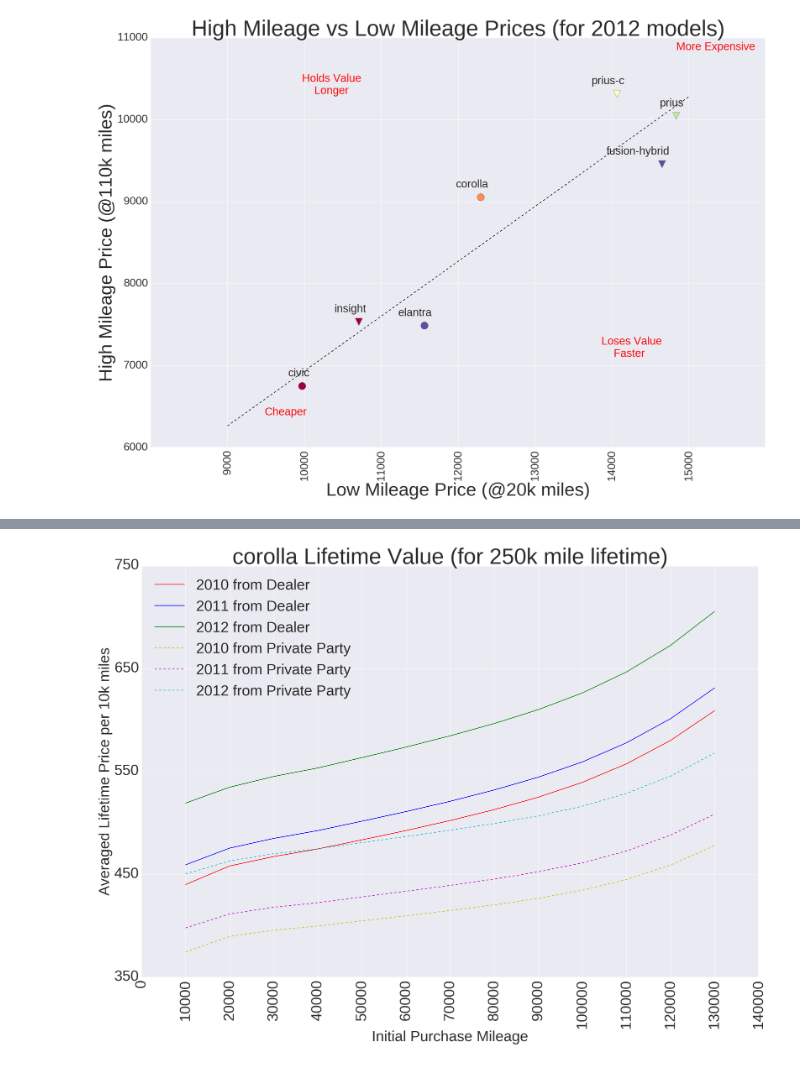
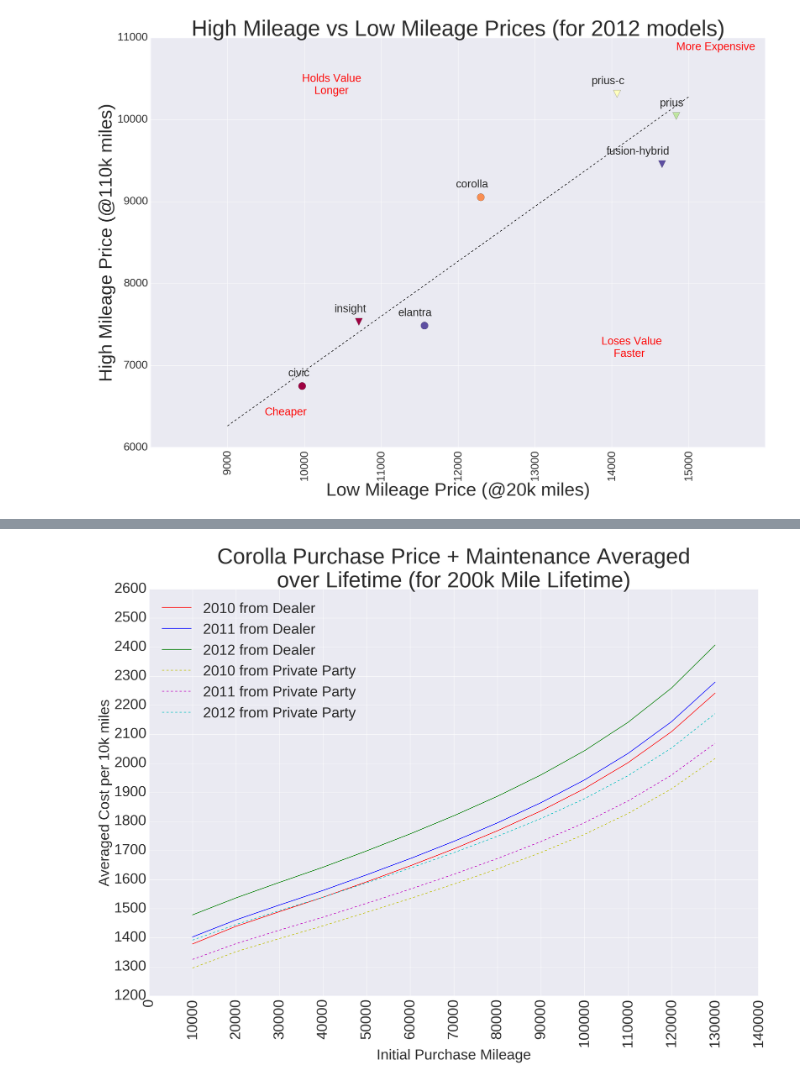
Before and after one commit to danjump/car_trends, a Jupyter notebook: used_car_pricing_trends_1.ipynb, the cells around one changed output, grey strips where cells are left out. Cells and saved outputs as stored; diff of their text form; code cells hidden in the pictures.

```diff
--- a/used_car_pricing_trends_1.ipynb
+++ b/used_car_pricing_trends_1.ipynb
@@ -412,11 +411,22 @@ subset = mileage_cut(data, 130000)
 # %%
+def mileage_cut(data, mileage):
+    subset = {}
+    for car in data:
+        subset[car] = {}
+        for year in data[car]:
+            subset[car][year] = data[car][year][data[car][year]['mileage'] <= mileage]
+
+    return subset
+
+subset = mileage_cut(data, 130000)
+
 car = 'corolla'
 fig, ax = plt.subplots()
 height = 20
 fig.set_figheight(height)
 width = 30
 fig.set_figwidth(width)
-ax.set_title('Used %s Prices from a Dealer' % car, fontsize=width*2)
+ax.set_title('Used %s Prices from a Dealer' % car.title(), fontsize=width*2)
 ax.set_xlabel('Mileage', fontsize=height*2)
 ax.set_ylabel('Price', fontsize=height*2)
 ax.tick_params(axis='y', labelsize=height*2)
@@ -442,9 +452,9 @@ ax.legend([(dealer[2010][0]),
           fontsize=height*2)
 
 ax.set_yticks(np.arange(ax.get_yticks()[0], ax.get_yticks()[-1]+1000, 1000))
-plt.xticks(np.arange(ax.get_xticks()[0], ax.get_xticks()[-1]+10000, 10000),
-           range(int(ax.get_xticks()[0]), int(ax.get_xticks()[-1])+10000, 10000),
-          rotation='vertical')
+#plt.xticks(np.arange(ax.get_xticks()[0], ax.get_xticks()[-1]+10000, 10000),
+#           range(int(ax.get_xticks()[0]), int(ax.get_xticks()[-1])+10000, 10000),
+#          rotation='vertical')
 
 plt.show()
 # %% [output]
@@ -548,6 +562,8 @@ for year in [2011, 2012]:
                  xy=(x_min-.1*dlt_x, y_min-.1*dlt_y),
                  color='r',
                  fontsize=height*1.5)
+    if year == 2011:
+        plt.savefig('models_comparison', bbox_inches='tight')
 
     plt.show()
 # %% [output]
@@ -745,6 +795,6 @@ plt.show()
 # %%
 car = 'corolla'
-lifetime_mileage = 250000
+lifetime_mileage = 200000
 
 fig, ax = plt.subplots()
 height = 20
@@ -754,9 +804,9 @@ fig.set_figwidth(width)
 textheight = 40
 
 
-ax.set_title('%s Lifetime Value (for %dk mile lifetime)' % (car, lifetime_mileage/1000), fontsize=textheight*1.5)
+ax.set_title('%s Purchase Price + Maintenance Averaged\nover Lifetime (for %dk Mile Lifetime)' % (car.title(), lifetime_mileage/1000), fontsize=textheight*1.5)
 ax.set_xlabel('Initial Purchase Mileage', fontsize=textheight)
-ax.set_ylabel('Averaged Lifetime Price per 10k miles', fontsize=textheight)
+ax.set_ylabel('Averaged Cost per 10k miles', fontsize=textheight)
 ax.tick_params(axis='y', labelsize=textheight)
 ax.tick_params(axis='x', labelsize=textheight)
 ax.ticklabel_format()
@@ -767,35 +817,41 @@ colors = {'dealer':{2010:'r', 2011:'b', 2012:'g'},
           'private':{2010:'y', 2011:'m', 2012:'c'}}
 
 for year in [2010, 2011, 2012]:
+    maint_cost_per10k = get_avg_maint_cost_per10k(subset[car][year].mileage, lifetime_mileage)
+
+    price_cost_per10k = subset[car][year].dealer/(lifetime_mileage-subset[car][year].mileage)*10000
     dealer[year] = ax.plot(subset[car][year].mileage,
-                           subset[car][year].dealer/(lifetime_mileage-subset[car][year].mileage)*10000,
+                           price_cost_per10k+maint_cost_per10k,
                            c=colors['dealer'][year])
+
+    price_cost_per10k = subset[car][year].pp_verygood/(lifetime_mileage-subset[car][year].mileage)*10000
     private[year] = ax.plot(subset[car][year].mileage,
-                            subset[car][year].pp_verygood/(lifetime_mileage-subset[car][year].mileage)*10000,
+                            price_cost_per10k+maint_cost_per10k,
                             c=colors['private'][year],
                             linestyle='dashed')
 
 
 ax.legend([dealer[2010][0],
             dealer[2011][0],
             dealer[2012][0],
             private[2010][0],
             private[2011][0],
             private[2012][0]],
            ['2010 from Dealer',
             '2011 from Dealer',
             '2012 from Dealer',
             '2010 from Private Party',
             '2011 from Private Party',
             '2012 from Private Party'],
           fontsize=textheight,
           loc=0)
 
 ax.set_yticks(np.arange(ax.get_yticks()[0], ax.get_yticks()[-1]+100, 100))
 plt.xticks(np.arange(ax.get_xticks()[0], ax.get_xticks()[-1]+10000, 10000),
            range(int(ax.get_xticks()[0]), int(ax.get_xticks()[-1])+10000, 10000),
           rotation='vertical')
 
+plt.savefig('corolla_value', bbox_inches='tight')
 plt.show()
 # %% [output]
-[figure, old version]
+[figure, new version]
```
Also changed, not shown: parts of 24 cells of this notebook.
